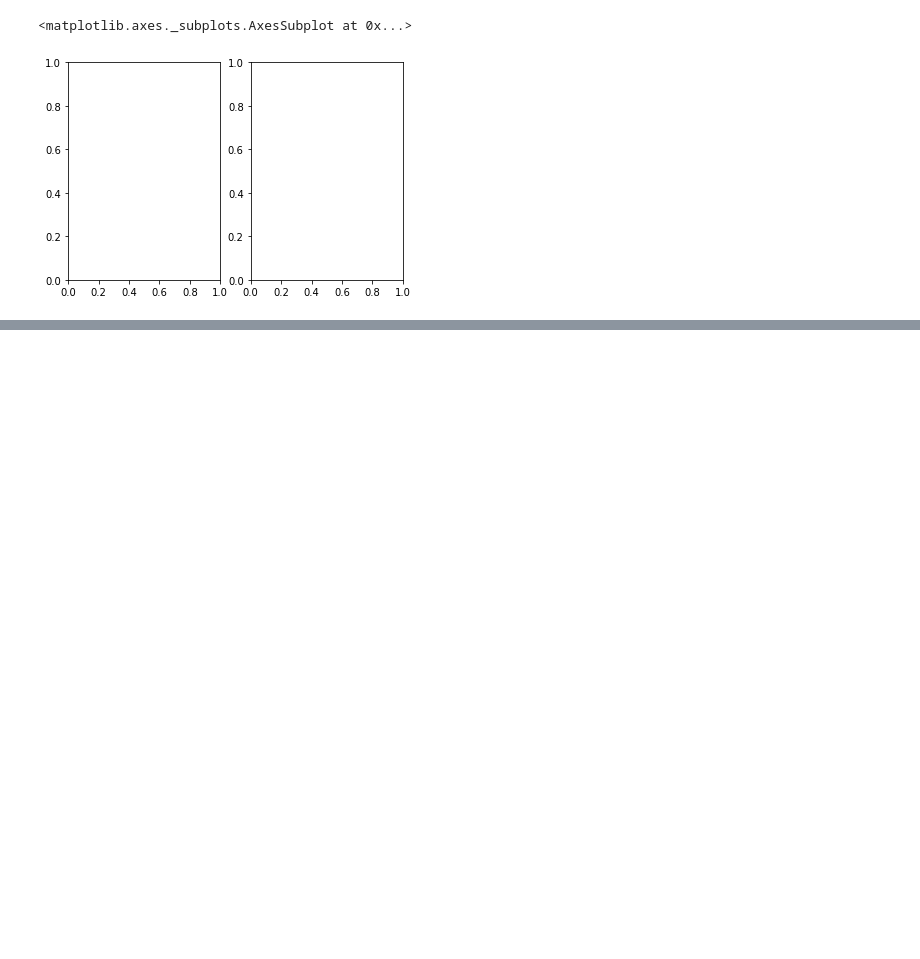
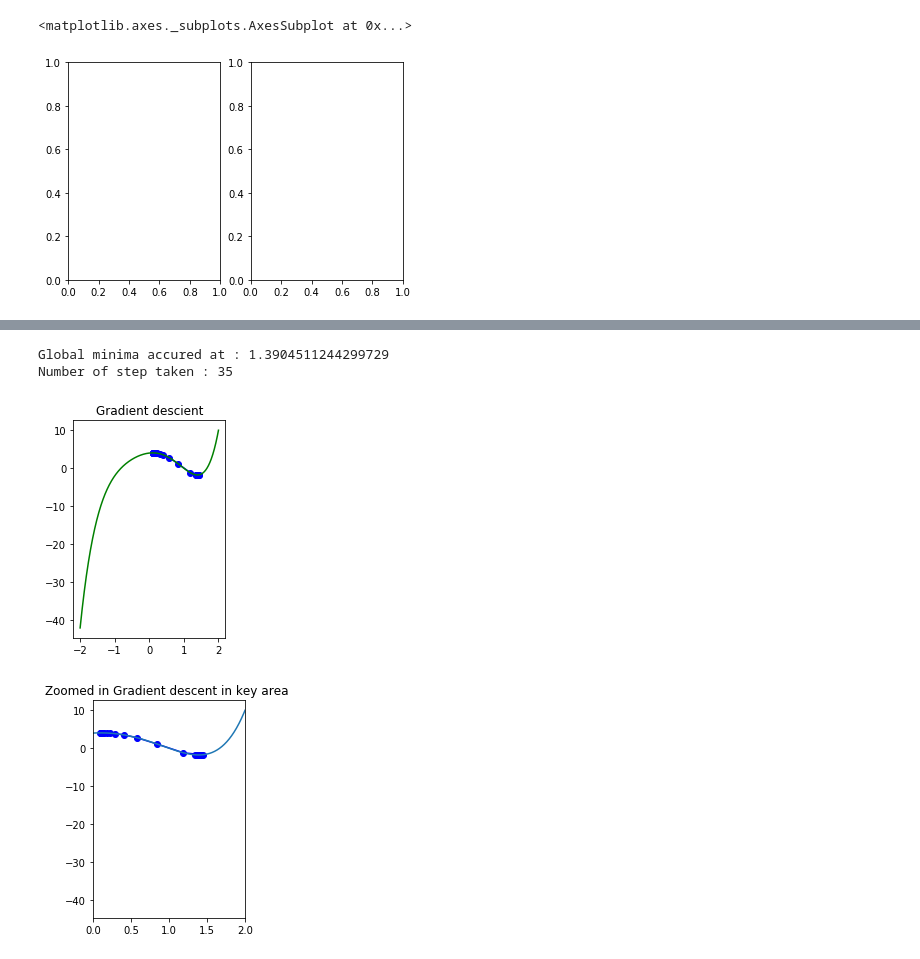
Before and after one commit to ManjeetRaj/Implementation-of-Gradient-Descent-in-Python, a Jupyter notebook: Gradient-Descent.ipynb, the cells around one changed output, grey strips where cells are left out. Cells and saved outputs as stored; diff of their text form; code cells hidden in the pictures; blank space fills up the shorter version.

```diff
--- a/Gradient-Descent.ipynb
+++ b/Gradient-Descent.ipynb
@@ -130,0 +161,40 @@ Number of steps : 25
+# %%
+def derivative(x):
+    x_deriv = (5*(x**4)) - (3*(x**2)) - 10*x +1
+    return x_deriv
+# %%
+def NewStep(x_new,x_prev,precision,l_r):
+    x_list,y_list = [x_new],[fun(x_new)]
+
+    while abs(x_new-x_prev) > precision:
+        x_prev = x_new
+        d_x = -derivative(x_prev)
+        x_new = x_prev + (l_r*d_x)
+
+        x_list.append(x_new)
+        y_list.append(fun(x_new))
+
+    print("Global minima accured at : " + str(x_new))
+    print("Number of step taken : " + str(len(x_list)))
+
+    plt.subplot(1,2,2)
+    plt.scatter(x_list,y_list,c="b")
+    plt.plot(x_list,y_list,c="b")
+    plt.plot(x1,fun(x1),c="g")
+    plt.title("Gradient descient")
+    plt.show()
+
+    plt.subplot(1,2,1)
+    plt.scatter(x_list,y_list,c="b")
+    plt.plot(x_list,y_list,c="b")
+    plt.plot(x1,fun(x1))
+    plt.title("Zoomed in Gradient descent in key area ")
+    plt.xlim(0,2)
+    plt.show()
+# %%
+NewStep(0.1,0,0.001,0.05)
+# %% [output]
+Global minima accured at : 1.3904511244299729
+Number of step taken : 35
+[figure, added]
+[figure, added]
```
Also changed, not shown: parts of 8 cells of this notebook.
